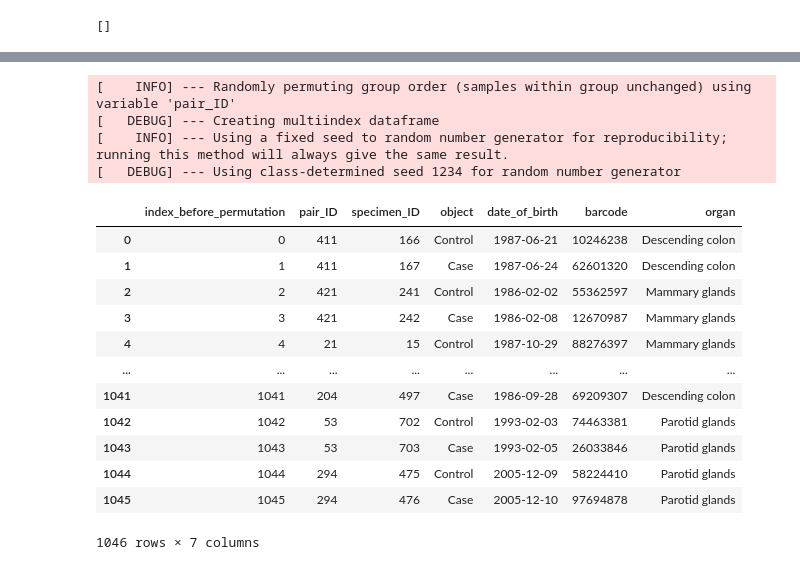
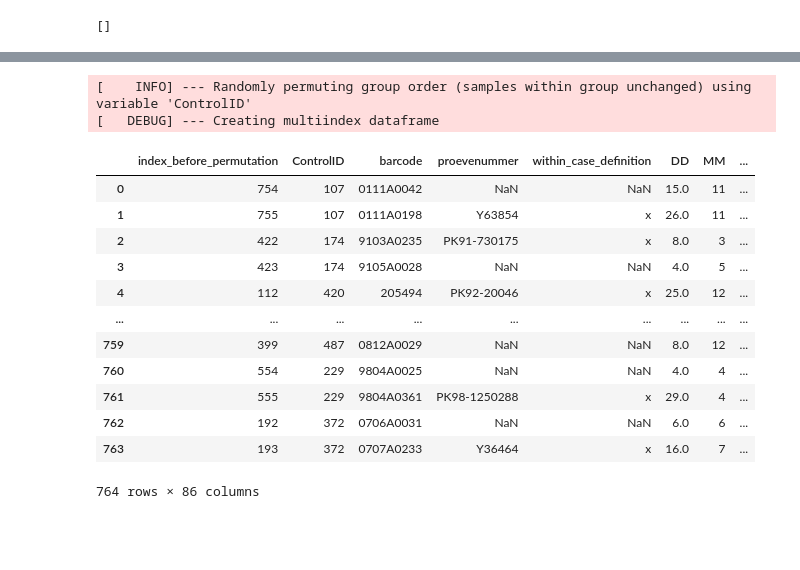
Before and after one commit to ssi-dk/CD-MRG-PlatePlanner, a Jupyter notebook: tutorial_plate_layout_v2.ipynb, the cells around one changed output, grey strips where cells are left out. Drawn from its saved outputs; the diff is of its cells as text; code cells hidden in the pictures; blank space fills up the shorter version.

```diff
--- a/tutorial_plate_layout_v2.ipynb
+++ b/tutorial_plate_layout_v2.ipynb
@@ -266,0 +288,9 @@ my_study.randomize_group_order("pair_ID")
+# %%
+
+study_name = "CNS_tumor_study"
+my_study = pl.Study(study_name)
+
+study_path = "/mnt/S/Metabolomics/3-PROJECTS/CPRs and person sensitive files/MS2020-006_CNSTumor_CPR/metadata_combined_10112021.xlsx"
+
+my_study.load_specimen_records(study_path)
+my_study.randomize_order(case_control=False, reproducible=False)
@@ -321,22 +387,20 @@ metadata: {'index': 7, 'plate_id': 1, 'color': (1, 1, 1), 'QC': False, 'sample_c
 # %%
-my_study.randomize_group_order("pair_ID")
+my_study.randomize_group_order(reproducible=False)
 
 my_study.specimen_records_df
 # %% [output]
-[    INFO] --- Randomly permuting group order (samples within group unchanged) using variable 'pair_ID'
+[    INFO] --- Randomly permuting group order (samples within group unchanged) using variable 'ControlID'
 [   DEBUG] --- Creating multiindex dataframe
-[    INFO] --- Using a fixed seed to random number generator for reproducibility;                 running this method will always give the same result.
-[   DEBUG] --- Using class-determined seed 1234 for random number generator
-|  | index_before_permutation | pair_ID | specimen_ID | object | date_of_birth | barcode | organ |
-| 0 | 0 | 411 | 166 | Control | 1987-06-21 | 10246238 | Descending colon |
-| 1 | 1 | 411 | 167 | Case | 1987-06-24 | 62601320 | Descending colon |
-| 2 | 2 | 421 | 241 | Control | 1986-02-02 | 55362597 | Mammary glands |
-| 3 | 3 | 421 | 242 | Case | 1986-02-08 | 12670987 | Mammary glands |
-| 4 | 4 | 21 | 15 | Control | 1987-10-29 | 88276397 | Mammary glands |
-| ... | ... | ... | ... | ... | ... | ... | ... |
-| 1041 | 1041 | 204 | 497 | Case | 1986-09-28 | 69209307 | Descending colon |
-| 1042 | 1042 | 53 | 702 | Control | 1993-02-03 | 74463381 | Parotid glands |
-| 1043 | 1043 | 53 | 703 | Case | 1993-02-05 | 26033846 | Parotid glands |
-| 1044 | 1044 | 294 | 475 | Control | 2005-12-09 | 58224410 | Parotid glands |
-| 1045 | 1045 | 294 | 476 | Case | 2005-12-10 | 97694878 | Parotid glands |
+|  | index_before_permutation | ControlID | barcode | proevenummer | within_case_definition | DD | MM | ... |
+| 0 | 754 | 107 | 0111A0042 | NaN | NaN | 15.0 | 11 | ... |
+| 1 | 755 | 107 | 0111A0198 | Y63854 | x | 26.0 | 11 | ... |
+| 2 | 422 | 174 | 9103A0235 | PK91-730175 | x | 8.0 | 3 | ... |
+| 3 | 423 | 174 | 9105A0028 | NaN | NaN | 4.0 | 5 | ... |
+| 4 | 112 | 420 | 205494 | PK92-20046 | x | 25.0 | 12 | ... |
+| ... | ... | ... | ... | ... | ... | ... | ... | ... |
+| 759 | 399 | 487 | 0812A0029 | NaN | NaN | 8.0 | 12 | ... |
+| 760 | 554 | 229 | 9804A0025 | NaN | NaN | 4.0 | 4 | ... |
+| 761 | 555 | 229 | 9804A0361 | PK98-1250288 | x | 29.0 | 4 | ... |
+| 762 | 192 | 372 | 0706A0031 | NaN | NaN | 6.0 | 6 | ... |
+| 763 | 193 | 372 | 0707A0233 | Y36464 | x | 16.0 | 7 | ... |
-1046 rows × 7 columns
+764 rows × 86 columns
```
Also changed, not shown: parts of 23 cells of this notebook.
